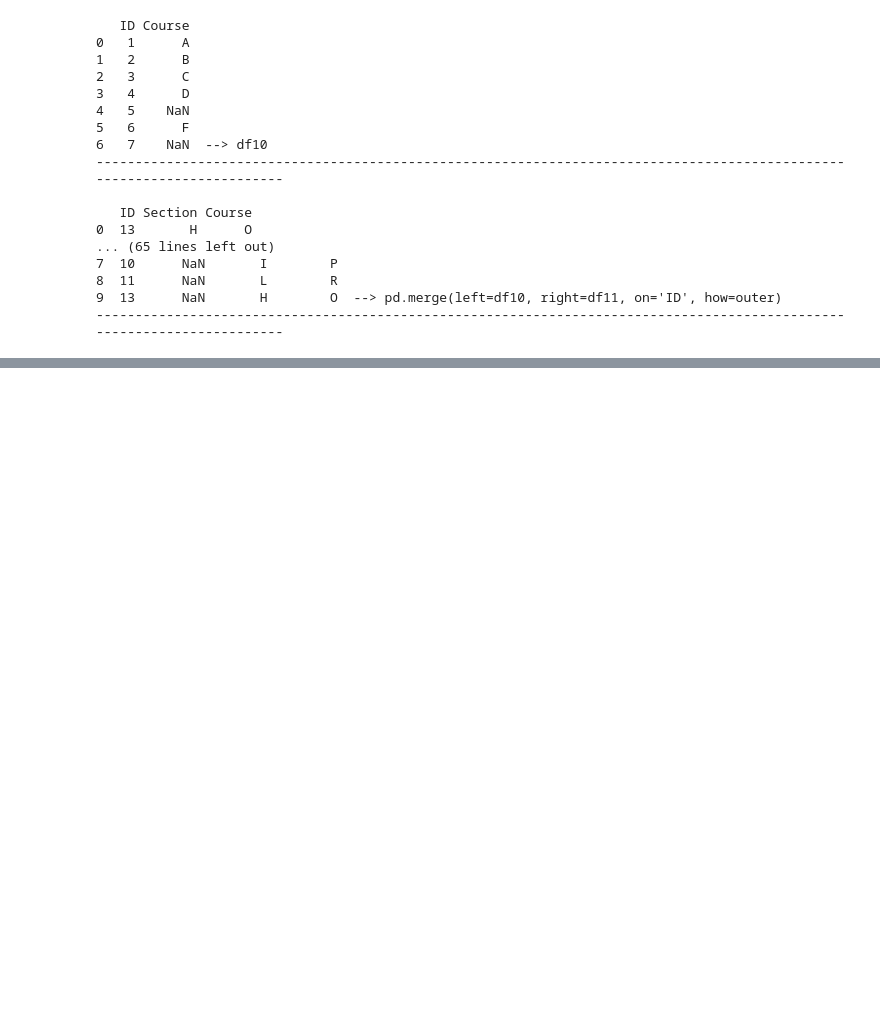
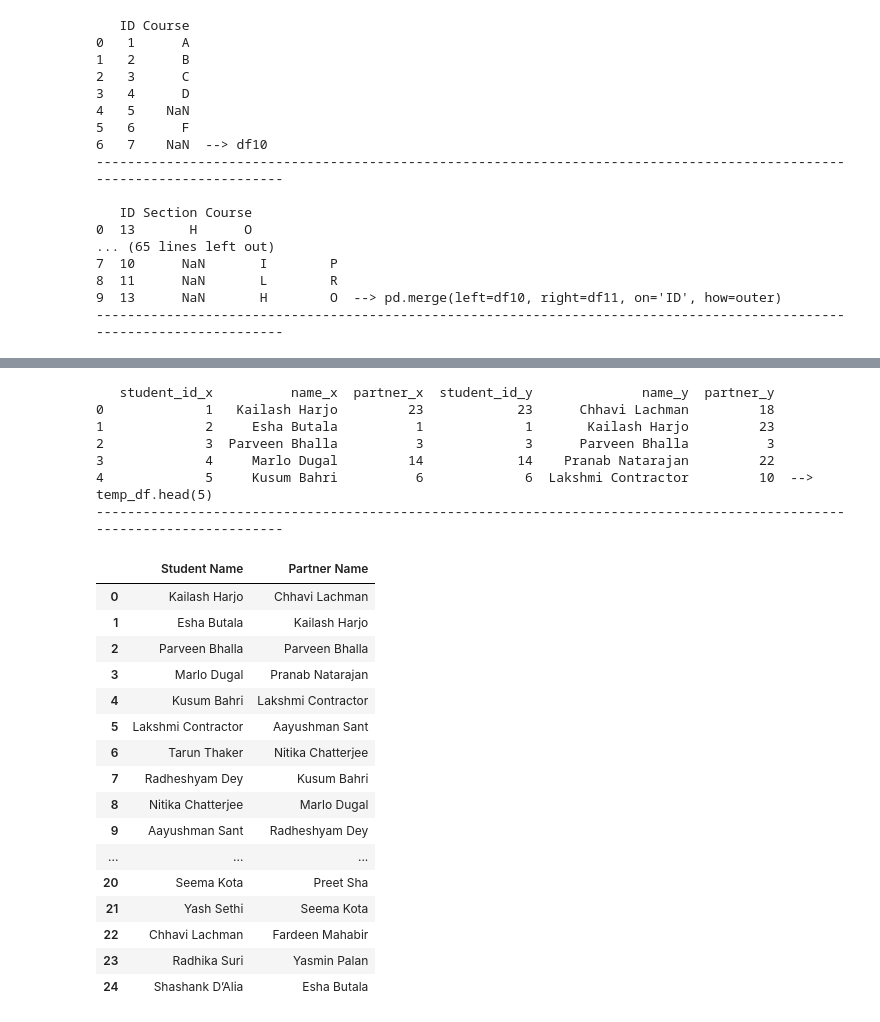
Before and after one commit to speedy1601/Data-Science-Library, a Jupyter notebook: pandas/DataFrame.ipynb, the cells around one changed output, grey strips where cells are left out. Drawn from its saved outputs; the diff is of its cells as text; code cells hidden in the pictures; blank space fills up the shorter version.

Commit message:
solved some questions using concat() and merge()

```diff
--- a/pandas/DataFrame.ipynb
+++ b/pandas/DataFrame.ipynb
@@ -1246,0 +1347,7 @@ print(pd.merge(left=df10, right=df11, on='ID', how='outer'), extra_info(f"pd.mer
+# %%
+students = pd.read_csv(r"d:\Datasets\CampusX\students.csv")
+print(students, extra_info(color_text("students")))
+print(nov_reg.head(5), extra_info(color_text("nov_reg") + ".head(5)")) # 'student_id' may contain duplicate values.
+print(dec_reg.head(5), extra_info(color_text("dec_reg") + ".head(5)")) # ----------------- Same -------------------
+print(courses.head(5), extra_info(color_text("courses") + ".head(5)")) # 'course_id' doesn't contain any duplicate values.
+# The Q is in the below block.
@@ -1246,0 +1390,42 @@ print(pd.merge(left=df10, right=df11, on='ID', how='outer'), extra_info(f"pd.mer
+# %%
+#                               Question 4 :  From 'students' table Find Partner Name for each Student.
+
+_ = '''             students                                                       students
+    student_id        name       "partner"                         "student_id"      name        partner
+        1       Kailash Harjo       23                                  1       Kailash Harjo       23
+        2         Esha Butala        1                                  2         Esha Butala        1
+        3      Parveen Bhalla        3                                  3      Parveen Bhalla        3
+   .......................................                        .......................................
+        23     Chhavi Lachman       18                                  23     Chhavi Lachman       18
+'''
+# 'partner's ID is the student_id itself. See 'inner_join.png' in this 'pandas' folder if can't think the answer.
+
+temp_df = students.merge(right=students, left_on= 'partner', right_on= 'student_id', how='inner') # 'partner' 100% exists in 'student_id'. So 'inner' or 'left' doesn't matter.
+print(temp_df.head(5).to_string(), extra_info("temp_df.head(5)"))
+
+temp_df[['name_x', 'name_y']] .rename(columns={'name_x': 'Student Name', 'name_y': 'Partner Name'})
+# %% [output]
+   student_id_x          name_x  partner_x  student_id_y              name_y  partner_y
+0             1   Kailash Harjo         23            23      Chhavi Lachman         18
+1             2     Esha Butala          1             1       Kailash Harjo         23
+2             3  Parveen Bhalla          3             3      Parveen Bhalla          3
+3             4     Marlo Dugal         14            14    Pranab Natarajan         22
+4             5     Kusum Bahri          6             6  Lakshmi Contractor         10  --> temp_df.head(5)
+------------------------------------------------------------------------------------------------------------------------
+|  | Student Name | Partner Name |
+| 0 | Kailash Harjo | Chhavi Lachman |
+| 1 | Esha Butala | Kailash Harjo |
+| 2 | Parveen Bhalla | Parveen Bhalla |
+| 3 | Marlo Dugal | Pranab Natarajan |
+| 4 | Kusum Bahri | Lakshmi Contractor |
+| 5 | Lakshmi Contractor | Aayushman Sant |
+| 6 | Tarun Thaker | Nitika Chatterjee |
+| 7 | Radheshyam Dey | Kusum Bahri |
+| 8 | Nitika Chatterjee | Marlo Dugal |
+| 9 | Aayushman Sant | Radheshyam Dey |
+| ... | ... | ... |
+| 20 | Seema Kota | Preet Sha |
+| 21 | Yash Sethi | Seema Kota |
+| 22 | Chhavi Lachman | Fardeen Mahabir |
+| 23 | Radhika Suri | Yasmin Palan |
+| 24 | Shashank D’Alia | Esha Butala |
```
Also changed, not shown: parts of 10 cells of this notebook, 2 other files.
